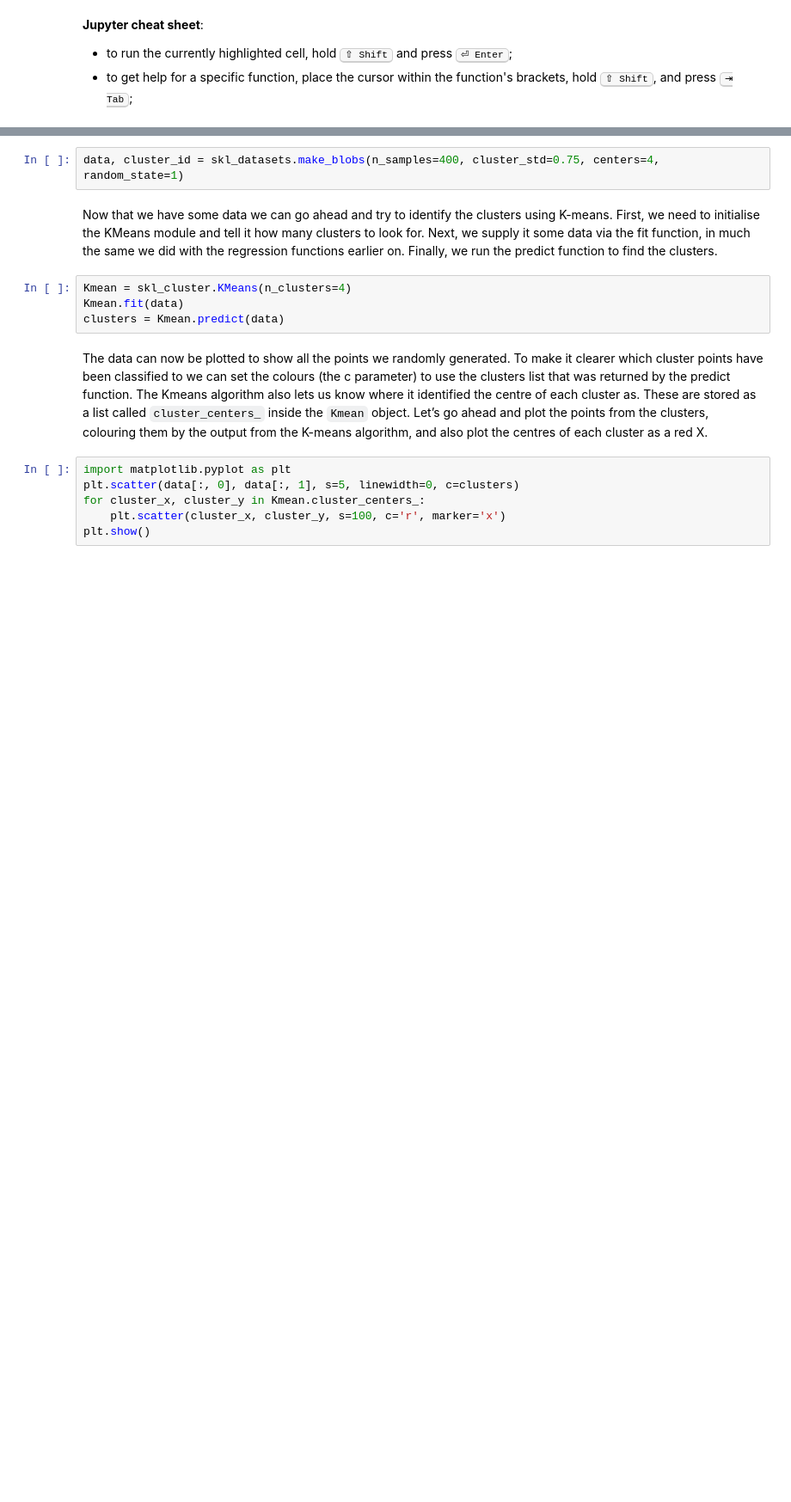
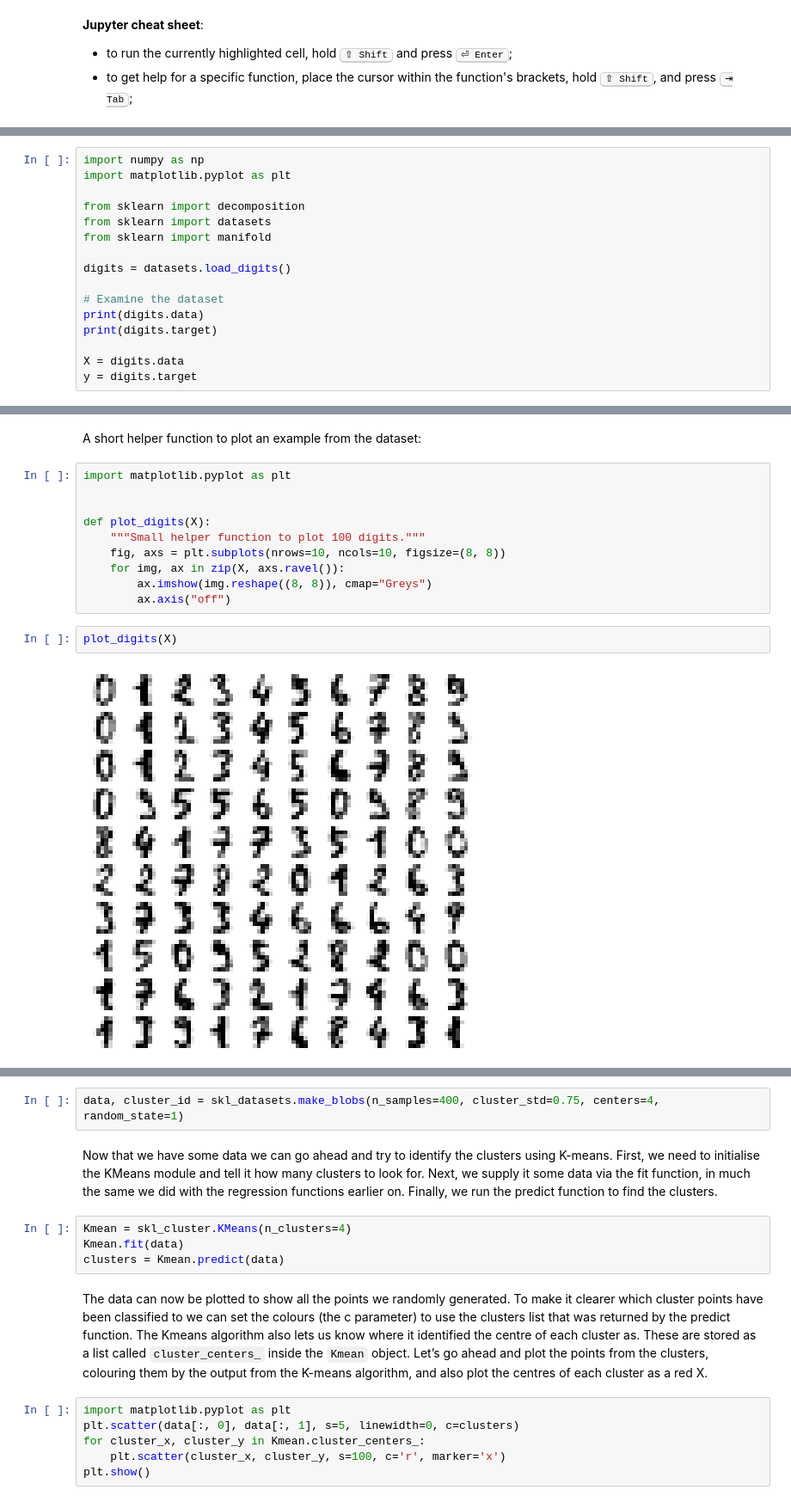
Before and after one commit to MDAnalysis/WorkshopMDMLEdinburgh2022, a Jupyter notebook: ML/ML_DR_02.ipynb, the cells around one changed output, grey strips where cells are left out. Shown: that part at 86% size. Cells and saved outputs as stored; diff of their text form; blank space fills up the shorter version.

Commit message:
draft for features and initial PCA example

```diff
--- a/ML/ML_DR_02.ipynb
+++ b/ML/ML_DR_02.ipynb
@@ -46,0 +35,16 @@ Now let’s create some random blobs using the make_blobs function. The n_sample
+# %%
+import numpy as np
+import matplotlib.pyplot as plt
+
+from sklearn import decomposition
+from sklearn import datasets
+from sklearn import manifold
+
+digits = datasets.load_digits()
+
+# Examine the dataset
+print(digits.data)
+print(digits.target)
+
+X = digits.data
+y = digits.target
@@ -46,0 +60,16 @@ Now let’s create some random blobs using the make_blobs function. The n_sample
+# %% [markdown]
+A short helper function to plot an example from the dataset:
+# %%
+import matplotlib.pyplot as plt
+
+
+def plot_digits(X):
+    """Small helper function to plot 100 digits."""
+    fig, axs = plt.subplots(nrows=10, ncols=10, figsize=(8, 8))
+    for img, ax in zip(X, axs.ravel()):
+        ax.imshow(img.reshape((8, 8)), cmap="Greys")
+        ax.axis("off")
+# %%
+plot_digits(X)
+# %% [output]
+[figure, added]
```
Also changed, not shown: parts of 26 cells of this notebook.
